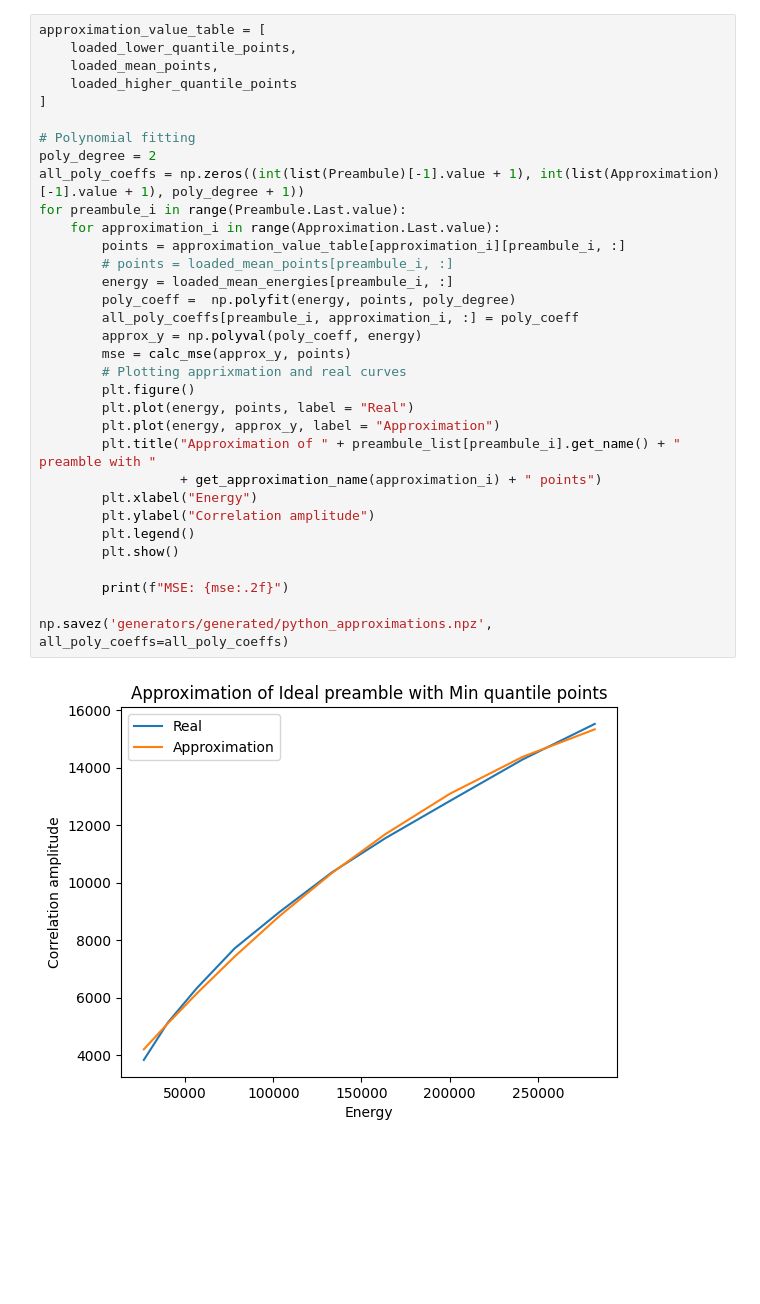
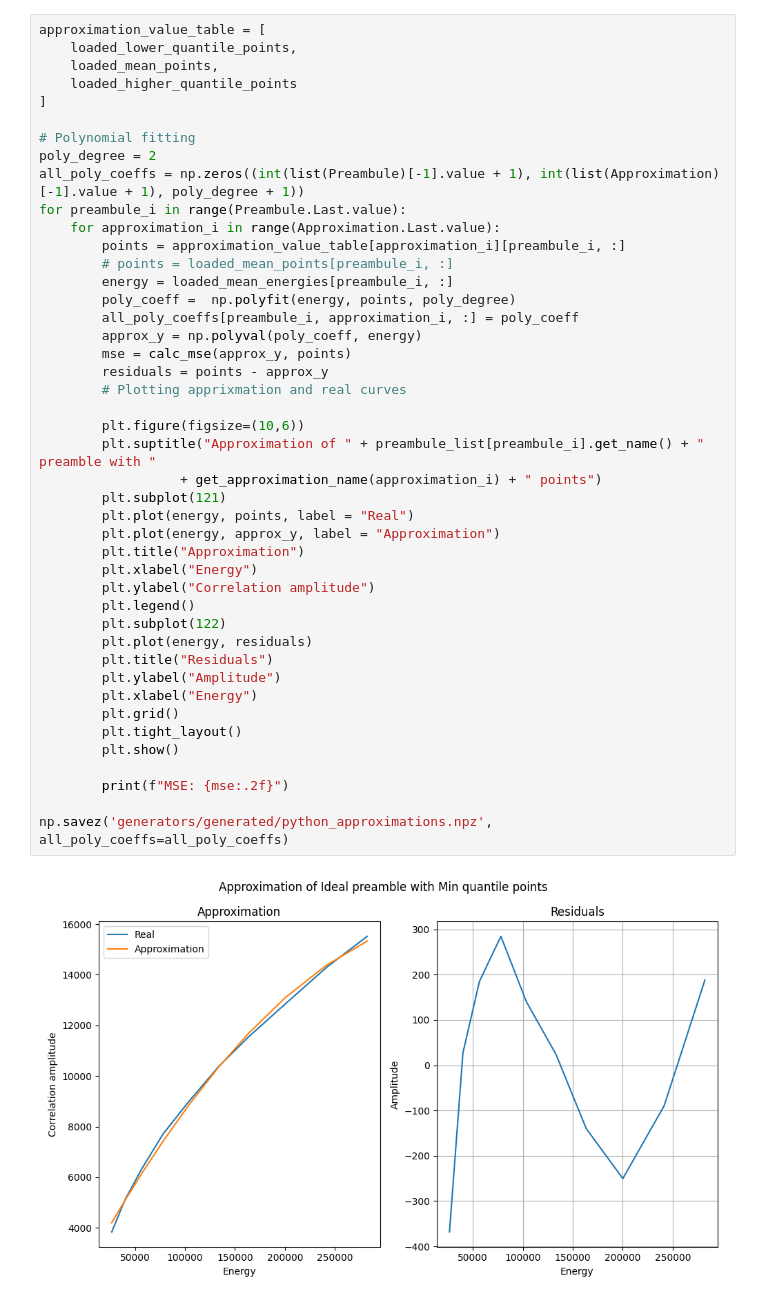
Before and after one commit to simonuks221/ADS-B_Track, a Jupyter notebook: Python/Preambles_approximations_generator.ipynb, the cells around one changed output. Drawn from its saved outputs; the diff is of its cells as text; blank space fills up the shorter version.

```diff
--- a/Python/Preambles_approximations_generator.ipynb
+++ b/Python/Preambles_approximations_generator.ipynb
@@ -143,35 +90,46 @@ print(tabulate(corr_coef_table_data, corr_coef_table_headers, tablefmt="grid"))
 approximation_value_table = [
     loaded_lower_quantile_points,
     loaded_mean_points,
     loaded_higher_quantile_points
 ]
 
 # Polynomial fitting
 poly_degree = 2
 all_poly_coeffs = np.zeros((int(list(Preambule)[-1].value + 1), int(list(Approximation)[-1].value + 1), poly_degree + 1))
 for preambule_i in range(Preambule.Last.value):
     for approximation_i in range(Approximation.Last.value):
         points = approximation_value_table[approximation_i][preambule_i, :]
         # points = loaded_mean_points[preambule_i, :]
         energy = loaded_mean_energies[preambule_i, :]
         poly_coeff =  np.polyfit(energy, points, poly_degree)
         all_poly_coeffs[preambule_i, approximation_i, :] = poly_coeff
         approx_y = np.polyval(poly_coeff, energy)
         mse = calc_mse(approx_y, points)
+        residuals = points - approx_y
         # Plotting apprixmation and real curves
-        plt.figure()
+
+        plt.figure(figsize=(10,6))
+        plt.suptitle("Approximation of " + preambule_list[preambule_i].get_name() + " preamble with "
+                  + get_approximation_name(approximation_i) + " points")
+        plt.subplot(121)
         plt.plot(energy, points, label = "Real")
         plt.plot(energy, approx_y, label = "Approximation")
-        plt.title("Approximation of " + preambule_list[preambule_i].get_name() + " preamble with "
-                  + get_approximation_name(approximation_i) + " points")
+        plt.title("Approximation")
         plt.xlabel("Energy")
         plt.ylabel("Correlation amplitude")
         plt.legend()
+        plt.subplot(122)
+        plt.plot(energy, residuals)
+        plt.title("Residuals")
+        plt.ylabel("Amplitude")
+        plt.xlabel("Energy")
+        plt.grid()
+        plt.tight_layout()
         plt.show()
 
         print(f"MSE: {mse:.2f}")
 
 np.savez('generators/generated/python_approximations.npz', all_poly_coeffs=all_poly_coeffs)
 # %% [output]
-[figure, old version]
+[figure, new version]
 MSE: 39770.10
```
Also changed, not shown: parts of 5 cells of this notebook, 2 other files.
